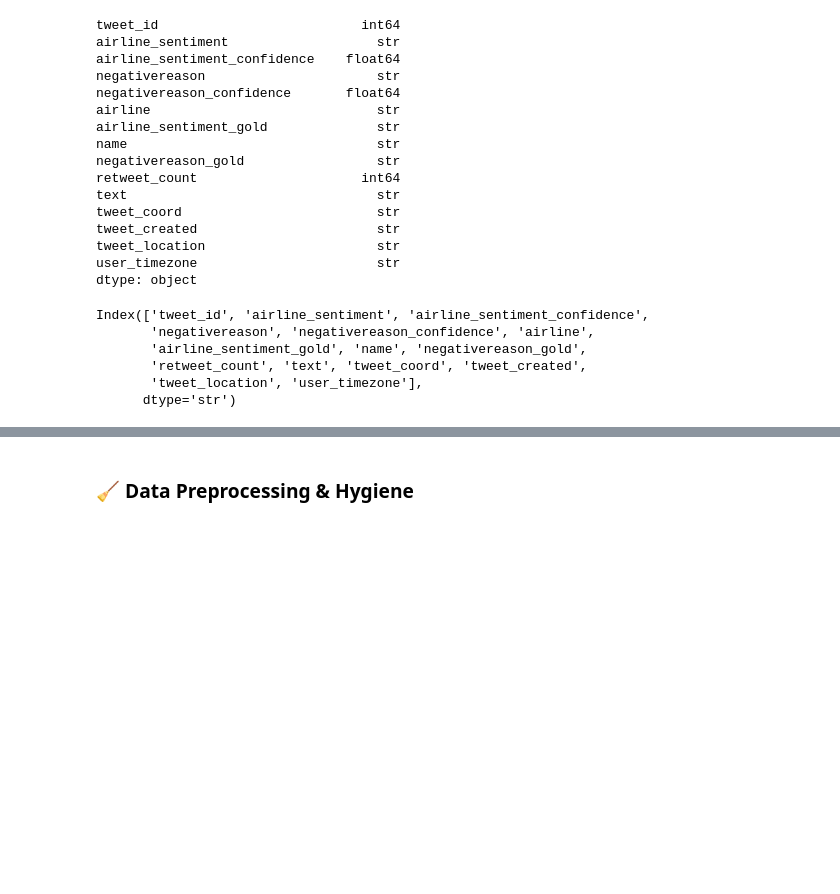
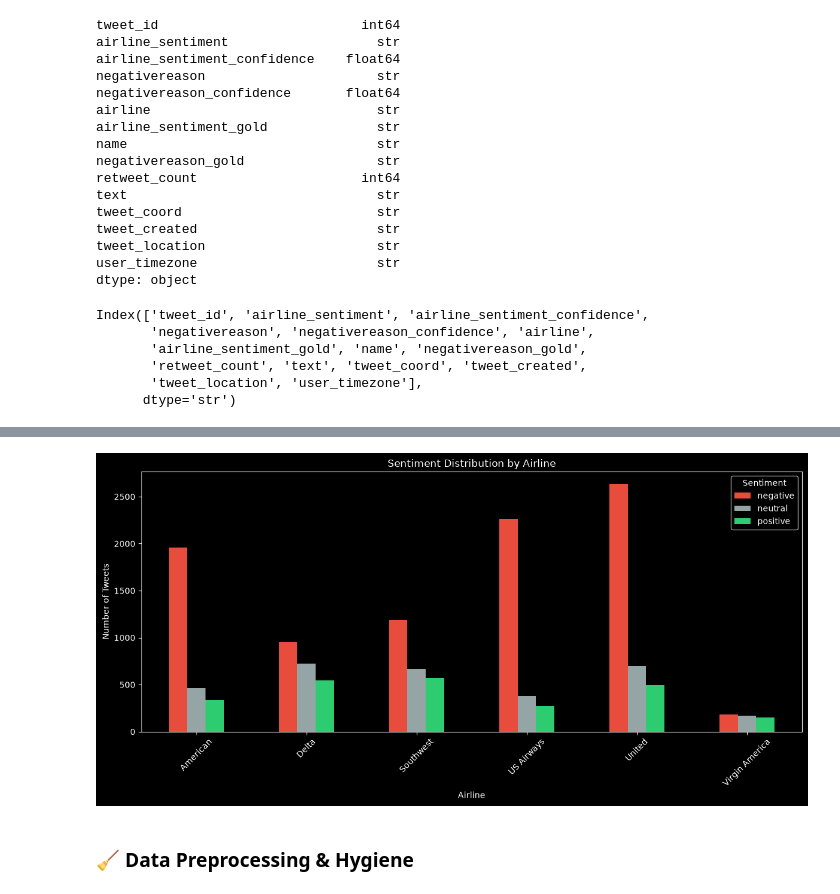
Before and after one commit to MaykInvest/Sentiment_Analysis_Airline, a Jupyter notebook: project.ipynb, the cells around one changed output, grey strips where cells are left out. Saved outputs shown, nothing was run; the diff lists cells and outputs as text; code cells hidden in the pictures; blank space fills up the shorter version.

```diff
--- a/project.ipynb
+++ b/project.ipynb
@@ -313,3 +397,25 @@ Index(['tweet_id', 'airline_sentiment', 'airline_sentiment_confidence',
+# %%
+# ============================================================
+# ✈️ TWEETS PER AIRLINE
+# ============================================================
+
+airline_sentiment = df.groupby(['airline', 'airline_sentiment']).size().unstack()
+
+airline_sentiment.plot(
+    kind    = 'bar',
+    figsize = (12, 6),
+    color   = colors,
+    edgecolor = 'none'
+)
+plt.title('Sentiment Distribution by Airline')
+plt.xlabel('Airline')
+plt.ylabel('Number of Tweets')
+plt.legend(title='Sentiment')
+plt.xticks(rotation=45)
+plt.tight_layout()
+plt.show()
+# %% [output]
+[figure, added]
 # %% [markdown]
 ### 🧹 Data Preprocessing & Hygiene
 # %%
```
Also changed, not shown: parts of 10 cells of this notebook.
